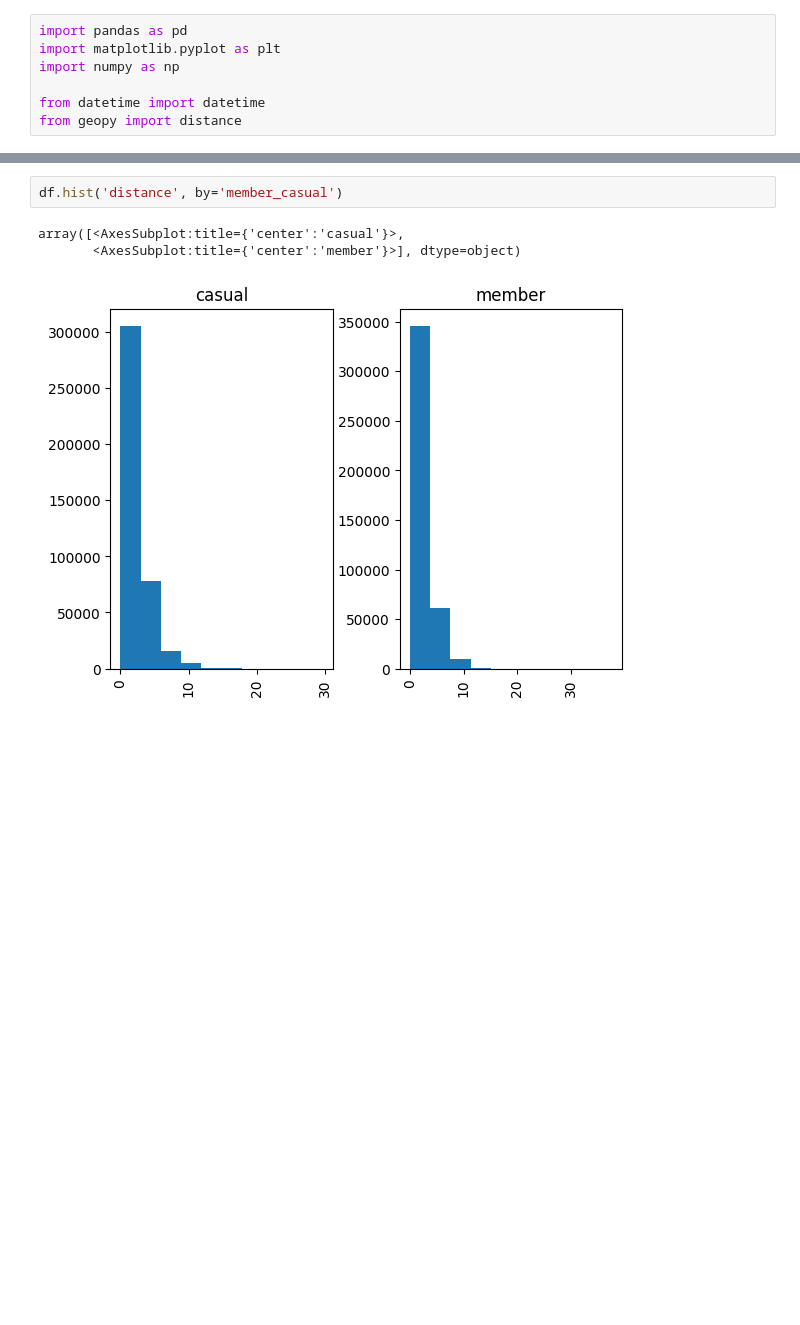
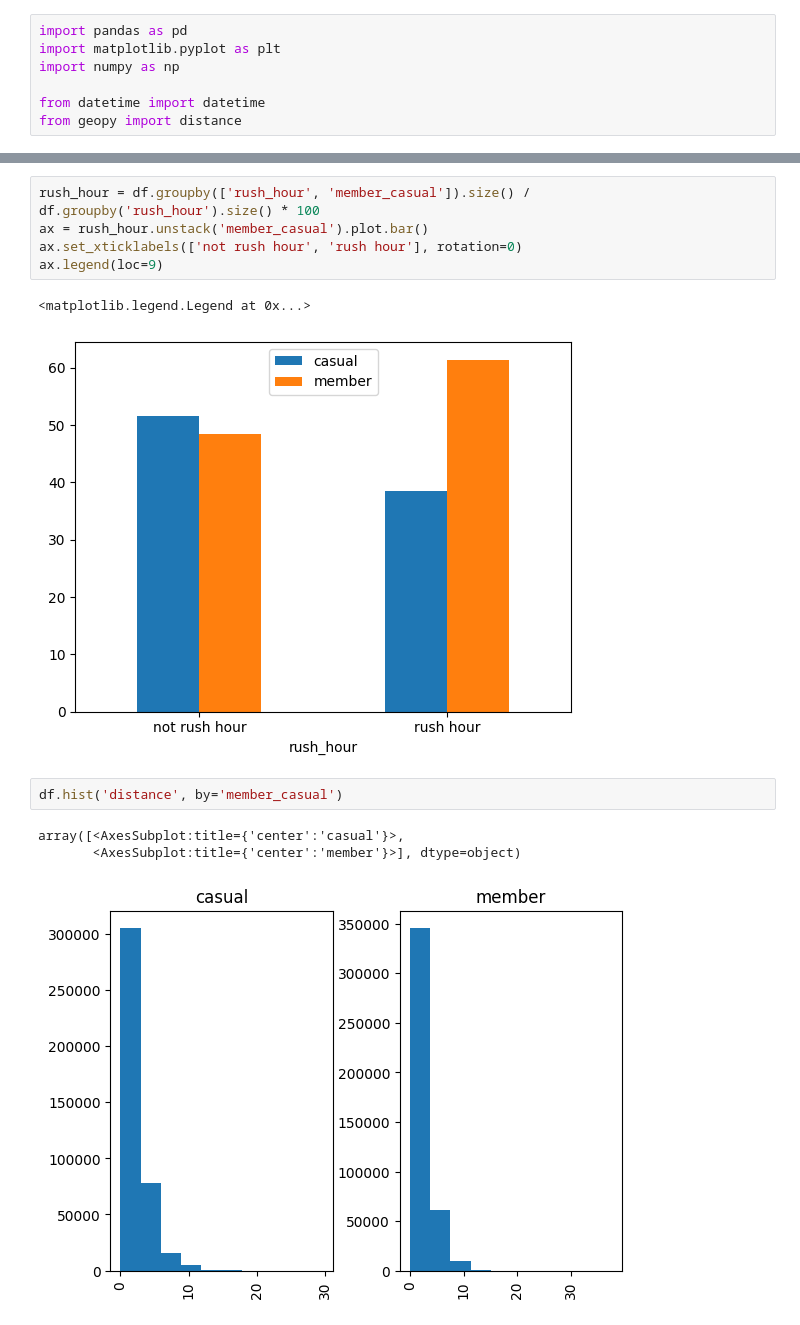
Before and after one commit to jackykang061233/data_analysis_project, a Jupyter notebook: divvy_bike/data_analyse.ipynb, the cells around one changed output, grey strips where cells are left out. Cells and saved outputs as stored; diff of their text form; blank space fills up the shorter version.

```diff
--- a/divvy_bike/data_analyse.ipynb
+++ b/divvy_bike/data_analyse.ipynb
@@ -47,3 +86,11 @@ Name: distance, dtype: float64
+# %%
+rush_hour = df.groupby(['rush_hour', 'member_casual']).size() / df.groupby('rush_hour').size() * 100
+ax = rush_hour.unstack('member_casual').plot.bar()
+ax.set_xticklabels(['not rush hour', 'rush hour'], rotation=0)
+ax.legend(loc=9)
+# %% [output]
+<matplotlib.legend.Legend at 0x...>
+[figure, added]
 # %%
 df.hist('distance', by='member_casual')
 # %% [output]
```
Also changed, not shown: parts of 30 cells of this notebook.
